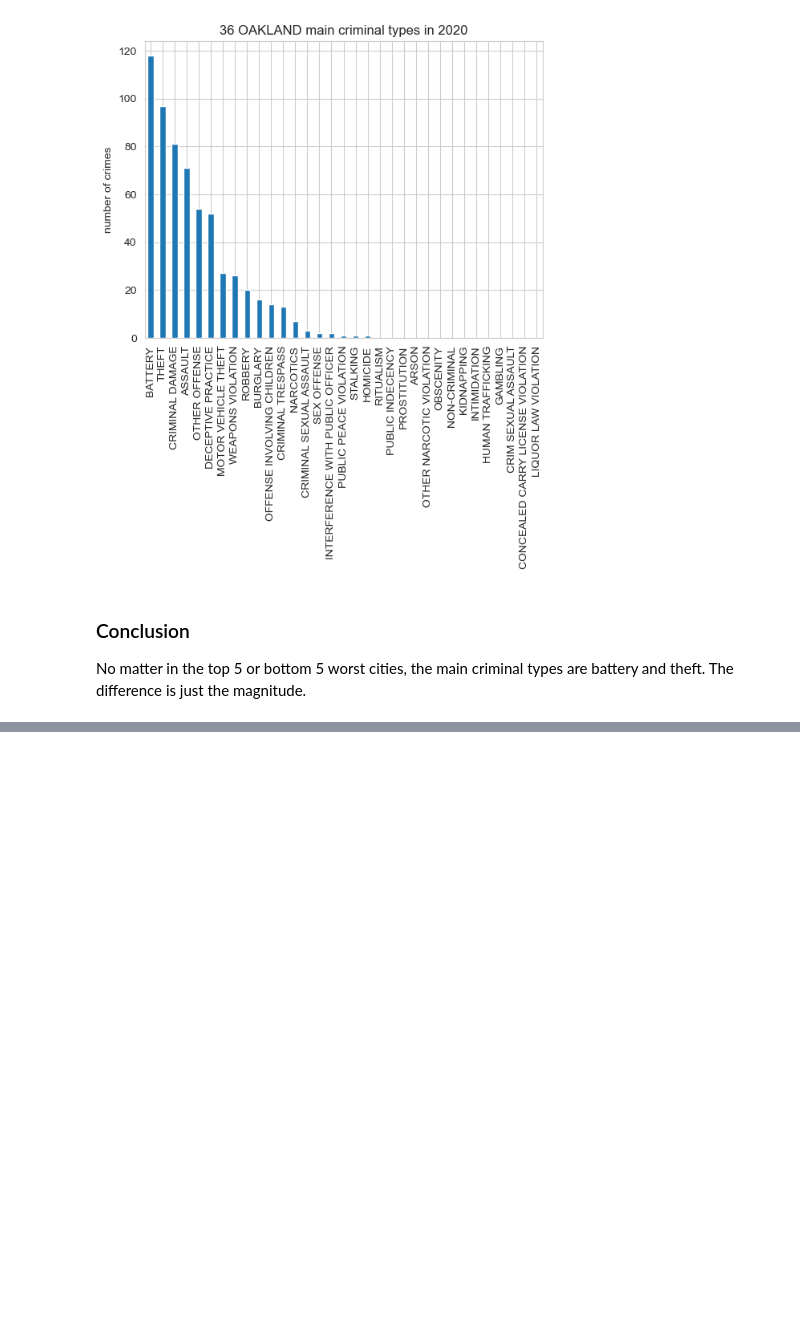
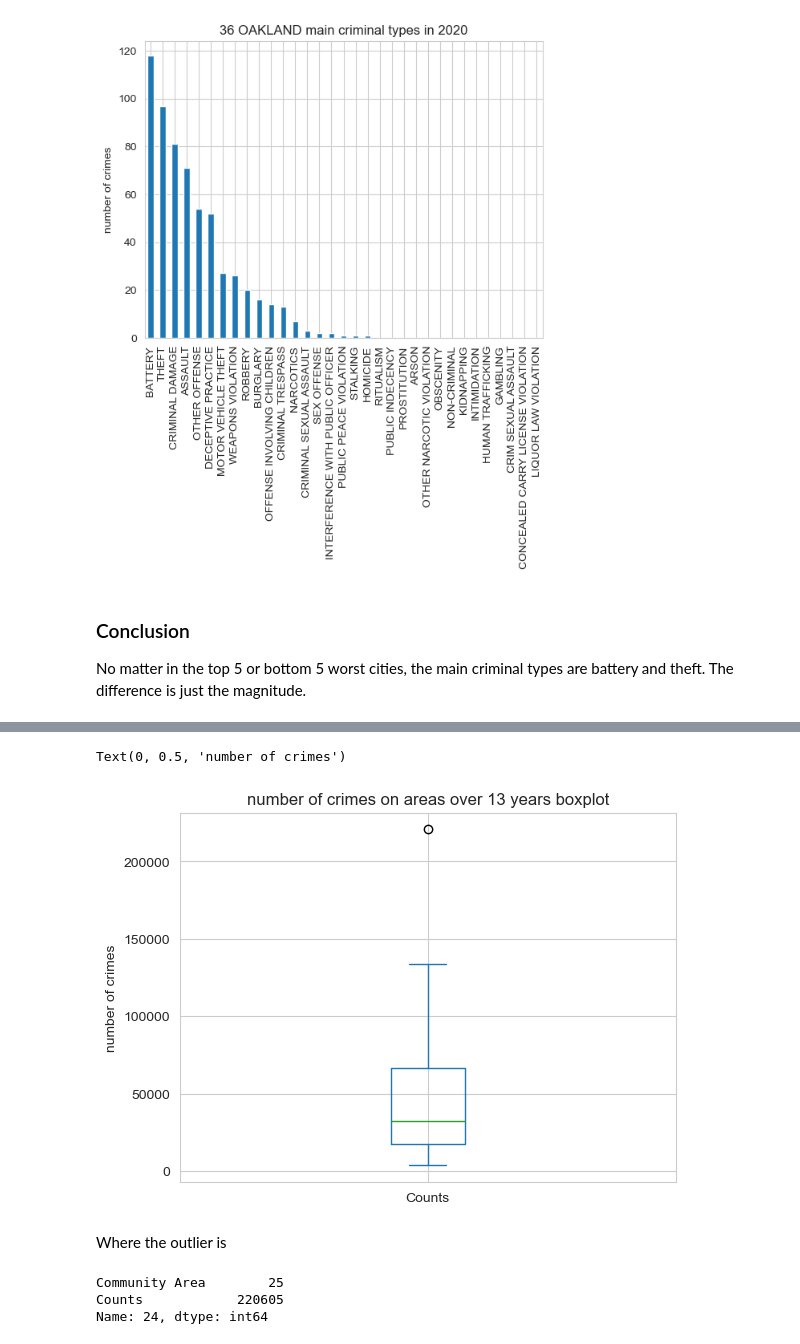
Before and after one commit to COMP5152TEAMWORK/Chicago-Crimes-Analysis, a Jupyter notebook: Chicago Crime Analysis.ipynb, the cells around one changed output, grey strips where cells are left out. Cells and saved outputs as stored; diff of their text form; code cells hidden in the pictures; blank space fills up the shorter version.

```diff
--- a/Chicago Crime Analysis.ipynb
+++ b/Chicago Crime Analysis.ipynb
@@ -626,0 +660,15 @@ No matter in the top 5 or bottom 5 worst cities, the main criminal types are bat
+# %%
+ax = crimes_areas_13years_df.set_index('Community Area').plot.box()
+ax.set_title('number of crimes on areas over 13 years boxplot')
+ax.set_ylabel('number of crimes')
+# %% [output]
+Text(0, 0.5, 'number of crimes')
+[figure, added]
+# %% [markdown]
+Where the outlier is
+# %%
+crimes_areas_13years_df.iloc[crimes_areas_13years_df['Counts'].idxmax()]
+# %% [output]
+Community Area        25
+Counts            220605
+Name: 24, dtype: int64
```
Also changed, not shown: parts of 7 cells of this notebook.
